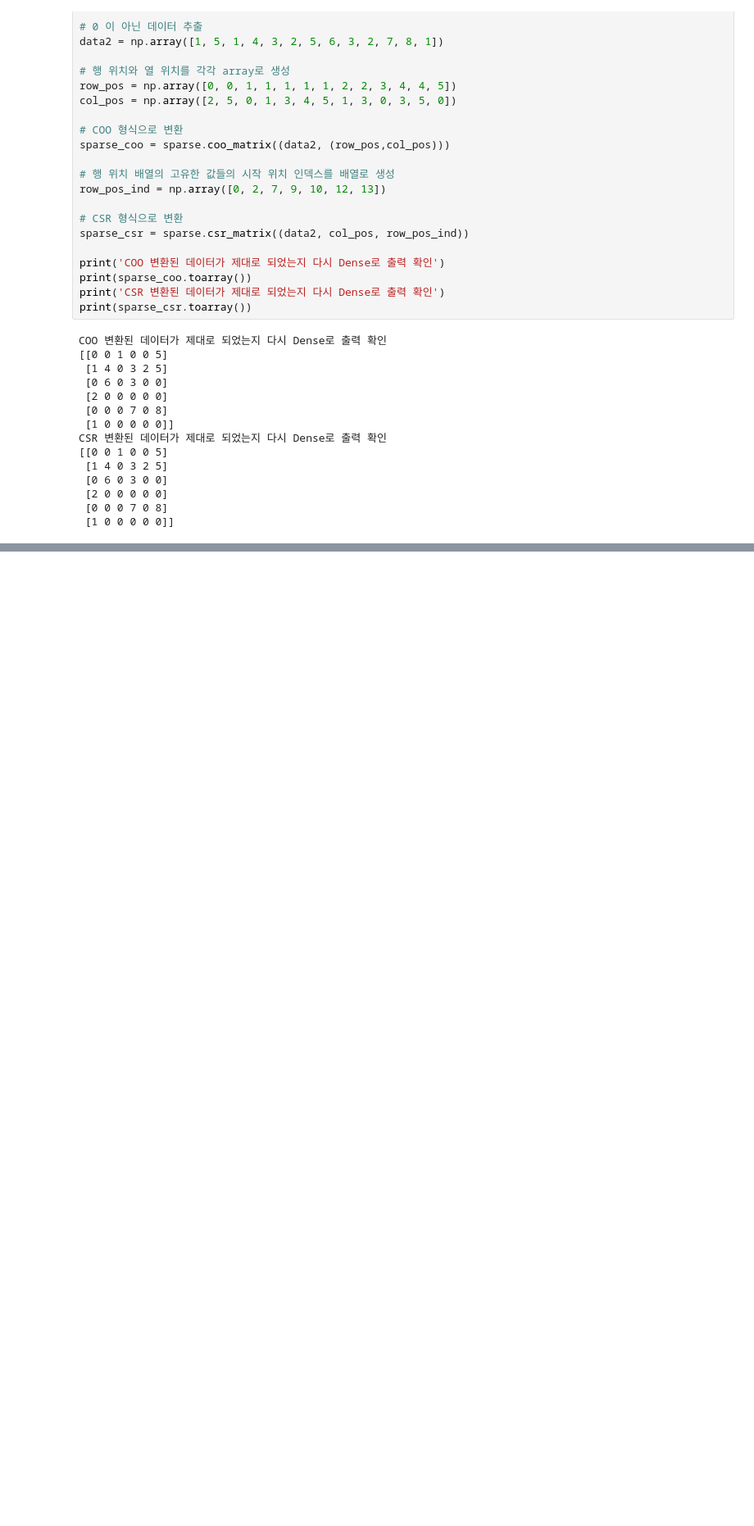
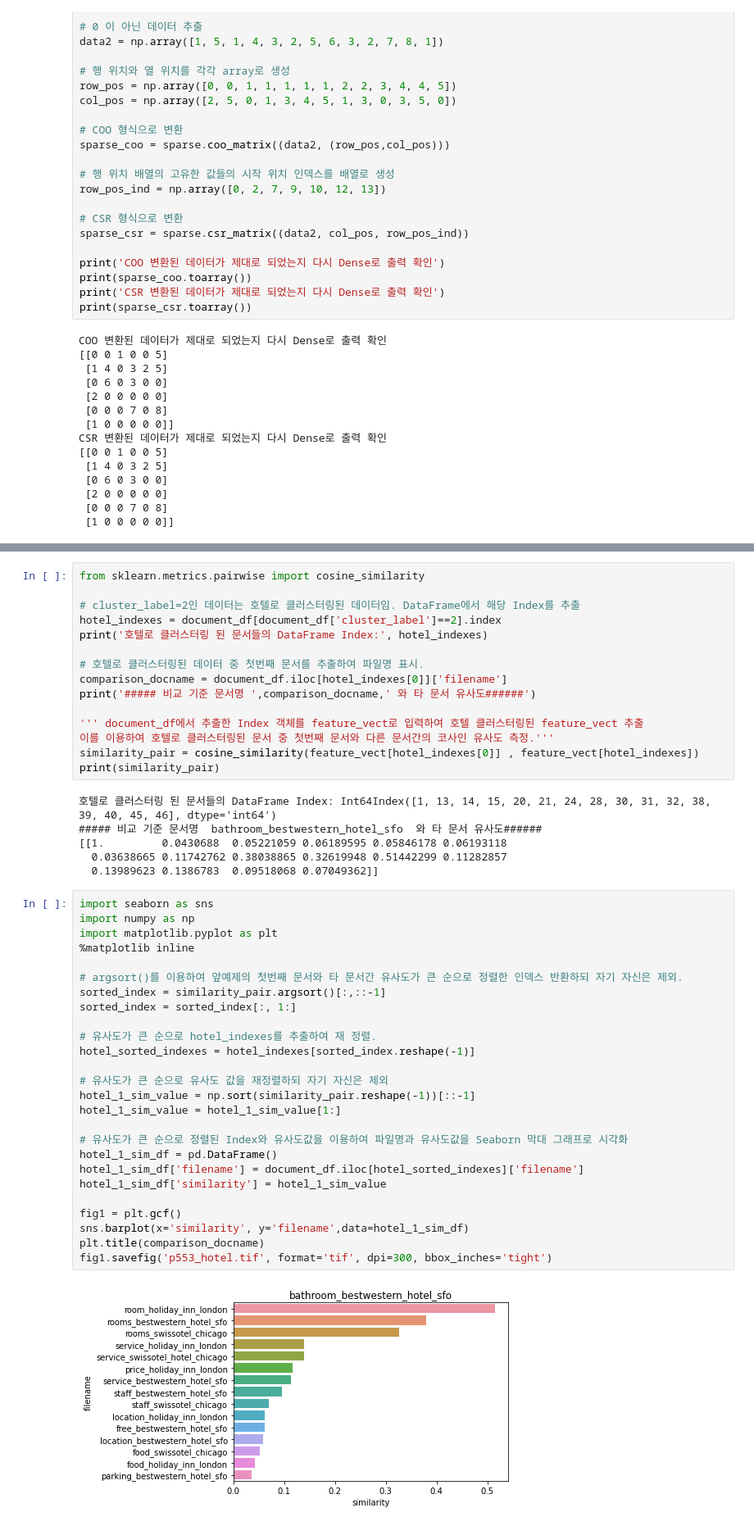
Before and after one commit to sum-k/data_analysis_study, a Jupyter notebook: machine learning/Chapter 8. 텍스트 분석.ipynb, the cells around one changed output, grey strips where cells are left out. Shown: that part at 82% size. Saved outputs shown, nothing was run; the diff lists cells and outputs as text; blank space fills up the shorter version.

```diff
--- a/machine learning/Chapter 8. 텍스트 분석.ipynb
+++ b/machine learning/Chapter 8. 텍스트 분석.ipynb
@@ -327,0 +1265,49 @@ CSR 변환된 데이터가 제대로 되었는지 다시 Dense로 출력 확인
+# %%
+from sklearn.metrics.pairwise import cosine_similarity
+
+# cluster_label=2인 데이터는 호텔로 클러스터링된 데이터임. DataFrame에서 해당 Index를 추출
+hotel_indexes = document_df[document_df['cluster_label']==2].index
+print('호텔로 클러스터링 된 문서들의 DataFrame Index:', hotel_indexes)
+
+# 호텔로 클러스터링된 데이터 중 첫번째 문서를 추출하여 파일명 표시.
+comparison_docname = document_df.iloc[hotel_indexes[0]]['filename']
+print('##### 비교 기준 문서명 ',comparison_docname,' 와 타 문서 유사도######')
+
+''' document_df에서 추출한 Index 객체를 feature_vect로 입력하여 호텔 클러스터링된 feature_vect 추출
+이를 이용하여 호텔로 클러스터링된 문서 중 첫번째 문서와 다른 문서간의 코사인 유사도 측정.'''
+similarity_pair = cosine_similarity(feature_vect[hotel_indexes[0]] , feature_vect[hotel_indexes])
+print(similarity_pair)
+# %% [output]
+호텔로 클러스터링 된 문서들의 DataFrame Index: Int64Index([1, 13, 14, 15, 20, 21, 24, 28, 30, 31, 32, 38, 39, 40, 45, 46], dtype='int64')
+##### 비교 기준 문서명  bathroom_bestwestern_hotel_sfo  와 타 문서 유사도######
+[[1.         0.0430688  0.05221059 0.06189595 0.05846178 0.06193118
+  0.03638665 0.11742762 0.38038865 0.32619948 0.51442299 0.11282857
+  0.13989623 0.1386783  0.09518068 0.07049362]]
+# %%
+import seaborn as sns
+import numpy as np
+import matplotlib.pyplot as plt
+%matplotlib inline
+
+# argsort()를 이용하여 앞예제의 첫번째 문서와 타 문서간 유사도가 큰 순으로 정렬한 인덱스 반환하되 자기 자신은 제외.
+sorted_index = similarity_pair.argsort()[:,::-1]
+sorted_index = sorted_index[:, 1:]
+
+# 유사도가 큰 순으로 hotel_indexes를 추출하여 재 정렬.
+hotel_sorted_indexes = hotel_indexes[sorted_index.reshape(-1)]
+
+# 유사도가 큰 순으로 유사도 값을 재정렬하되 자기 자신은 제외
+hotel_1_sim_value = np.sort(similarity_pair.reshape(-1))[::-1]
+hotel_1_sim_value = hotel_1_sim_value[1:]
+
+# 유사도가 큰 순으로 정렬된 Index와 유사도값을 이용하여 파일명과 유사도값을 Seaborn 막대 그래프로 시각화
+hotel_1_sim_df = pd.DataFrame()
+hotel_1_sim_df['filename'] = document_df.iloc[hotel_sorted_indexes]['filename']
+hotel_1_sim_df['similarity'] = hotel_1_sim_value
+
+fig1 = plt.gcf()
+sns.barplot(x='similarity', y='filename',data=hotel_1_sim_df)
+plt.title(comparison_docname)
+fig1.savefig('p553_hotel.tif', format='tif', dpi=300, bbox_inches='tight')
+# %% [output]
+[figure, added]
```
Also changed, not shown: parts of 73 cells of this notebook.
